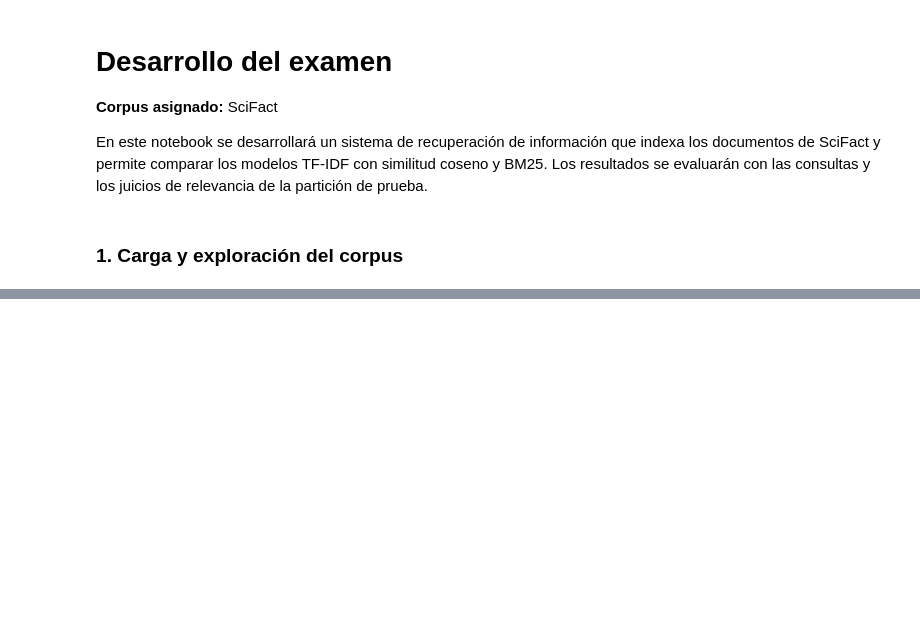
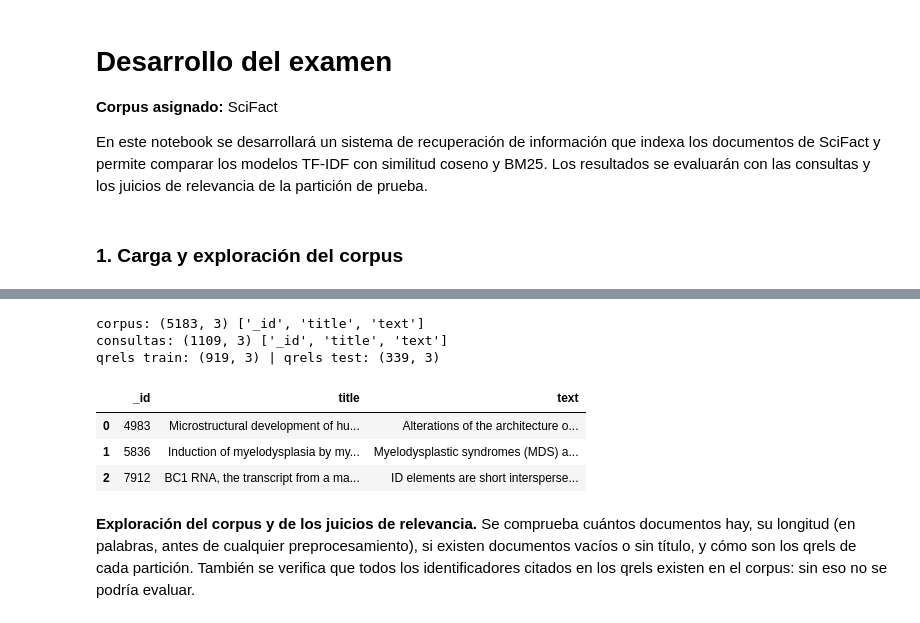
Before and after one commit to Vladimirjon/IR_IB_PasquelJohann, a Jupyter notebook: examen1bim.ipynb, the cells around one changed output, grey strips where cells are left out. Cells and saved outputs as stored; diff of their text form; code cells hidden in the pictures; blank space fills up the shorter version.

```diff
--- a/examen1bim.ipynb
+++ b/examen1bim.ipynb
@@ -122,0 +125,18 @@ En este notebook se desarrollará un sistema de recuperación de información qu
+# %%
+import warnings
+warnings.filterwarnings("ignore", message=".*IProgress.*")   # aviso cosmético de tqdm que mostraría rutas locales
+import os, re, sys, json, math, time, platform, subprocess, socket
+from pathlib import Path
+
+import numpy as np
+import pandas as pd
+import nltk, requests, huggingface_hub, fastapi, uvicorn
+
+RAIZ = Path.cwd()
+DATOS, SERVICIO, RESULTADOS = RAIZ / "datos", RAIZ / "servicio", RAIZ / "resultados"
+for carpeta in (DATOS, SERVICIO, RESULTADOS):
+    carpeta.mkdir(exist_ok=True)
+
+print("Python", platform.python_version(), "|", platform.system())
+for modulo in (np, pd, nltk, requests, huggingface_hub, fastapi, uvicorn):
+    print(f"{modulo.__name__:>16} {modulo.__version__}")
@@ -122,0 +154,36 @@ En este notebook se desarrollará un sistema de recuperación de información qu
+# %%
+from huggingface_hub import hf_hub_download
+
+
+def asegurar_archivo(repo_id: str, ruta: str) -> Path:
+    """Devuelve la ruta local del archivo; lo descarga solo si todavía no existe."""
+    carpeta = DATOS / repo_id.replace("/", "__")
+    destino = carpeta / ruta
+    if not destino.exists():
+        hf_hub_download(repo_id, ruta, repo_type="dataset", local_dir=carpeta)
+    return destino
+
+
+corpus = pd.read_parquet(asegurar_archivo("BeIR/scifact", "corpus/corpus-00000-of-00001.parquet"))
+consultas = pd.read_parquet(asegurar_archivo("BeIR/scifact", "queries/queries-00000-of-00001.parquet"))
+leer_qrels = lambda nombre: pd.read_csv(
+    asegurar_archivo("BeIR/scifact-qrels", nombre), sep="\t", dtype={"query-id": str, "corpus-id": str}
+)
+qrels_train_df, qrels_test_df = leer_qrels("train.tsv"), leer_qrels("test.tsv")
+
+corpus["_id"] = corpus["_id"].astype(str)
+consultas["_id"] = consultas["_id"].astype(str)
+print("corpus:", corpus.shape, list(corpus.columns))
+print("consultas:", consultas.shape, list(consultas.columns))
+print("qrels train:", qrels_train_df.shape, "| qrels test:", qrels_test_df.shape)
+corpus.head(3)
+# %% [output]
+corpus: (5183, 3) ['_id', 'title', 'text']
+consultas: (1109, 3) ['_id', 'title', 'text']
+qrels train: (919, 3) | qrels test: (339, 3)
+|  | _id | title | text |
+| 0 | 4983 | Microstructural development of hu... | Alterations of the architecture o... |
+| 1 | 5836 | Induction of myelodysplasia by my... | Myelodysplastic syndromes (MDS) a... |
+| 2 | 7912 | BC1 RNA, the transcript from a ma... | ID elements are short intersperse... |
+# %% [markdown]
+**Exploración del corpus y de los juicios de relevancia.** Se comprueba cuántos documentos hay, su longitud (en palabras, antes de cualquier preprocesamiento), si existen documentos vacíos o sin título, y cómo son los qrels de cada partición. También se verifica que todos los identificadores citados en los qrels existen en el corpus: sin eso no se podría evaluar.
```
Also changed, not shown: parts of 44 cells of this notebook, 15 other files.
